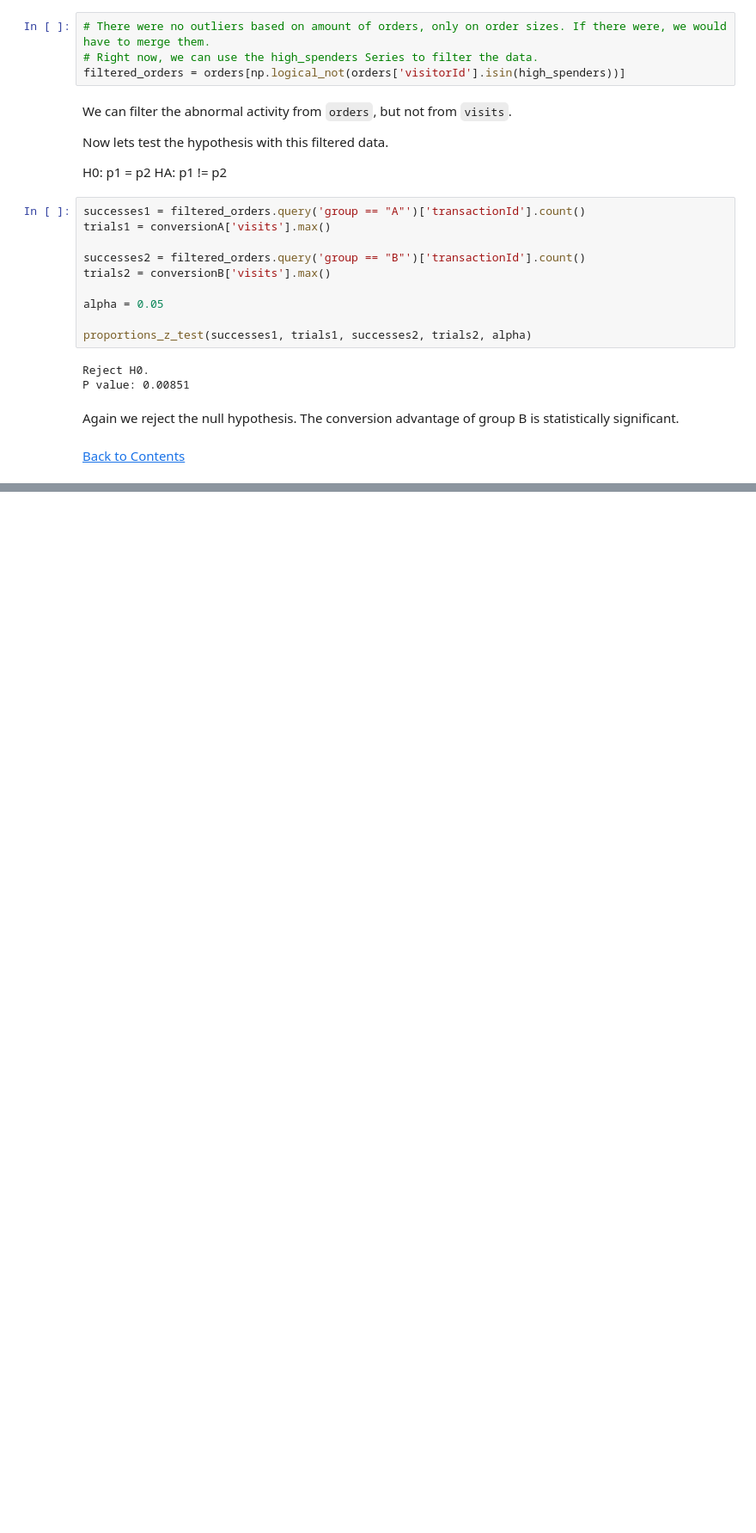
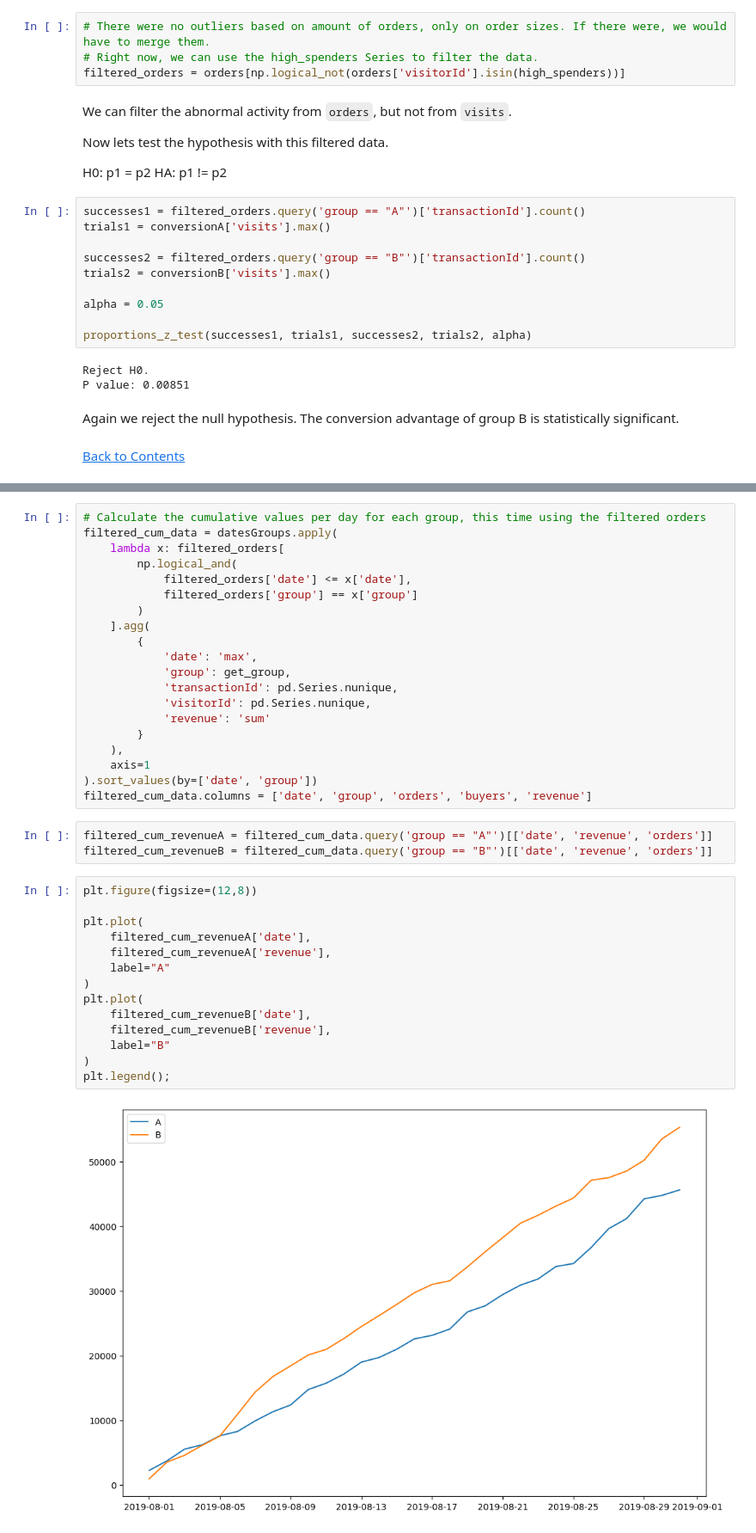
Before and after one commit to Silverscale/Tripleten-A-B-testing, a Jupyter notebook: A_B_testing.ipynb, the cells around one changed output, grey strips where cells are left out. Shown: that part at 86% size. Saved outputs shown, nothing was run; the diff lists cells and outputs as text; blank space fills up the shorter version.

Commit message:
Filtered dif average check

```diff
--- a/A_B_testing.ipynb
+++ b/A_B_testing.ipynb
@@ -733,0 +747,39 @@ Again we reject the null hypothesis. The conversion advantage of group B is stat
+# %%
+# Calculate the cumulative values per day for each group, this time using the filtered orders
+filtered_cum_data = datesGroups.apply(
+    lambda x: filtered_orders[
+        np.logical_and(
+            filtered_orders['date'] <= x['date'],
+            filtered_orders['group'] == x['group']
+        )
+    ].agg(
+        {
+            'date': 'max',
+            'group': get_group,
+            'transactionId': pd.Series.nunique,
+            'visitorId': pd.Series.nunique,
+            'revenue': 'sum'
+        }
+    ),
+    axis=1
+).sort_values(by=['date', 'group'])
+filtered_cum_data.columns = ['date', 'group', 'orders', 'buyers', 'revenue']
+# %%
+filtered_cum_revenueA = filtered_cum_data.query('group == "A"')[['date', 'revenue', 'orders']]
+filtered_cum_revenueB = filtered_cum_data.query('group == "B"')[['date', 'revenue', 'orders']]
+# %%
+plt.figure(figsize=(12,8))
+
+plt.plot(
+    filtered_cum_revenueA['date'],
+    filtered_cum_revenueA['revenue'],
+    label="A"
+)
+plt.plot(
+    filtered_cum_revenueB['date'],
+    filtered_cum_revenueB['revenue'],
+    label="B"
+)
+plt.legend();
+# %% [output]
+[figure, added]
```
Also changed, not shown: parts of 18 cells of this notebook.
